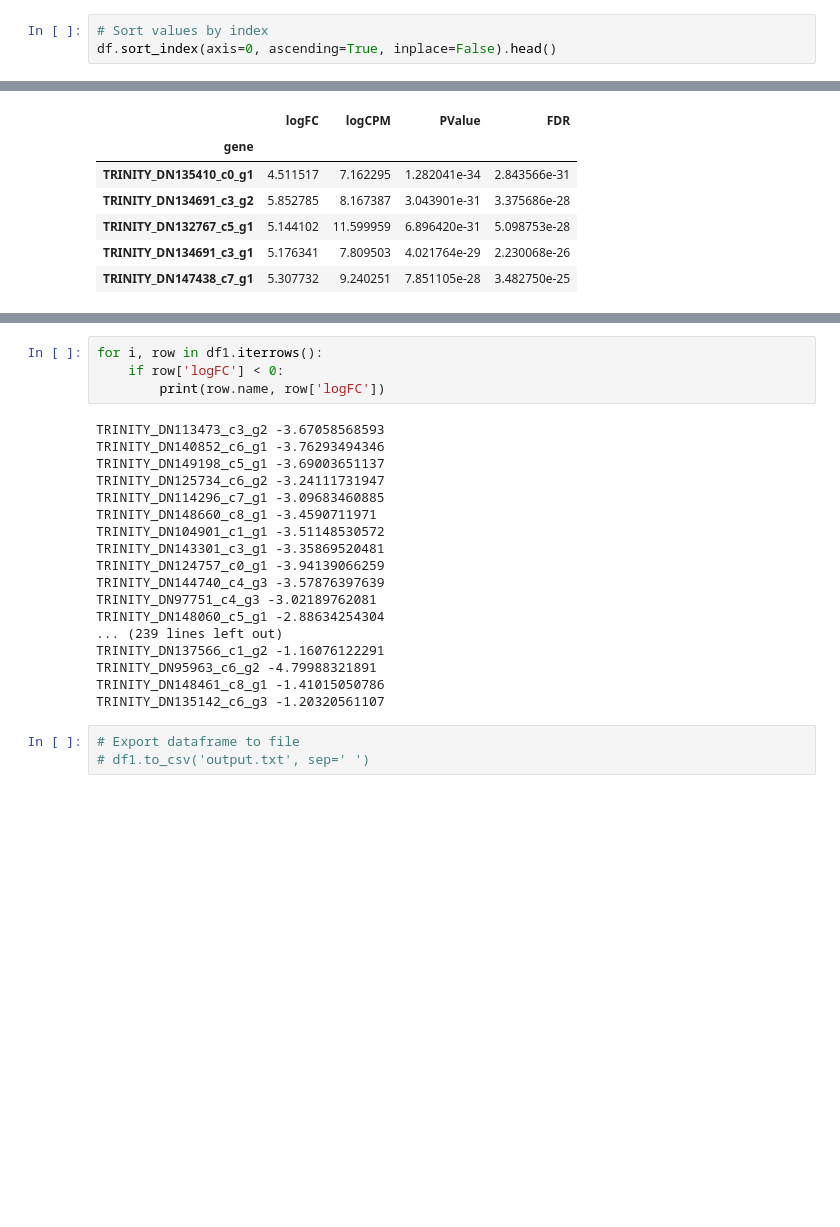
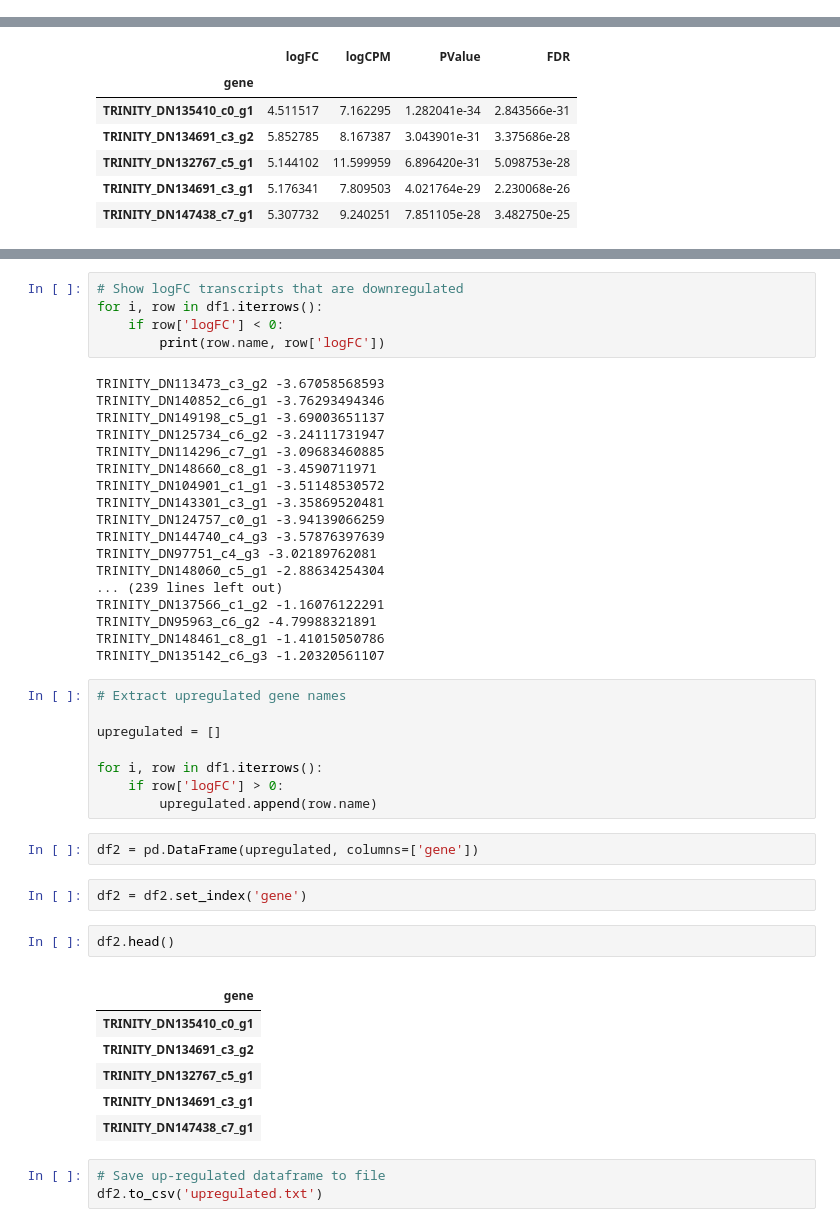
Before and after one commit to gbatzel/tissue_crepidula, a Jupyter notebook: code/gene_list.ipynb, the cells around one changed output, grey strips where cells are left out. Saved outputs shown, nothing was run; the diff lists cells and outputs as text; blank space fills up the shorter version.

Commit message:
updated gene list script to include export option

```diff
--- a/code/gene_list.ipynb
+++ b/code/gene_list.ipynb
@@ -15,6 +15,3 @@ df.head()
 | TRINITY_DN132767_c5_g1 | 151514 | 5.144102 | 11.599959 | 6.896420e-31 | 5.098753e-28 |
 | TRINITY_DN134691_c3_g1 | 183986 | 5.176341 | 7.809503 | 4.021764e-29 | 2.230068e-26 |
 | TRINITY_DN147438_c7_g1 | 83512 | 5.307732 | 9.240251 | 7.851105e-28 | 3.482750e-25 |
-# %%
-# Sort values by index
-df.sort_index(axis=0, ascending=True, inplace=False).head()
@@ -83,6 +73,7 @@ TRINITY_DN134023_c1_g2 0.989286012204
 TRINITY_DN147519_c2_g3 1.12299591704
 TRINITY_DN138649_c2_g1 2.10737142101
 # %%
+# Show logFC transcripts that are downregulated
 for i, row in df1.iterrows():
     if row['logFC'] < 0:
         print(row.name, row['logFC'])
@@ -104,6 +95,28 @@ TRINITY_DN137566_c1_g2 -1.16076122291
 TRINITY_DN95963_c6_g2 -4.79988321891
 TRINITY_DN148461_c8_g1 -1.41015050786
 TRINITY_DN135142_c6_g3 -1.20320561107
+# %%
+# Extract upregulated gene names
+
+upregulated = []
+
+for i, row in df1.iterrows():
+    if row['logFC'] > 0:
+        upregulated.append(row.name)
+# %%
+df2 = pd.DataFrame(upregulated, columns=['gene'])
+# %%
+df2 = df2.set_index('gene')
+# %%
+df2.head()
+# %% [output]
+|  |
+| gene |
+| TRINITY_DN135410_c0_g1 |
+| TRINITY_DN134691_c3_g2 |
+| TRINITY_DN132767_c5_g1 |
+| TRINITY_DN134691_c3_g1 |
+| TRINITY_DN147438_c7_g1 |
 # %%
-# Export dataframe to file
-# df1.to_csv('output.txt', sep=' ')
+# Save up-regulated dataframe to file
+df2.to_csv('upregulated.txt')
```
Also changed, not shown: parts of 9 cells of this notebook.
